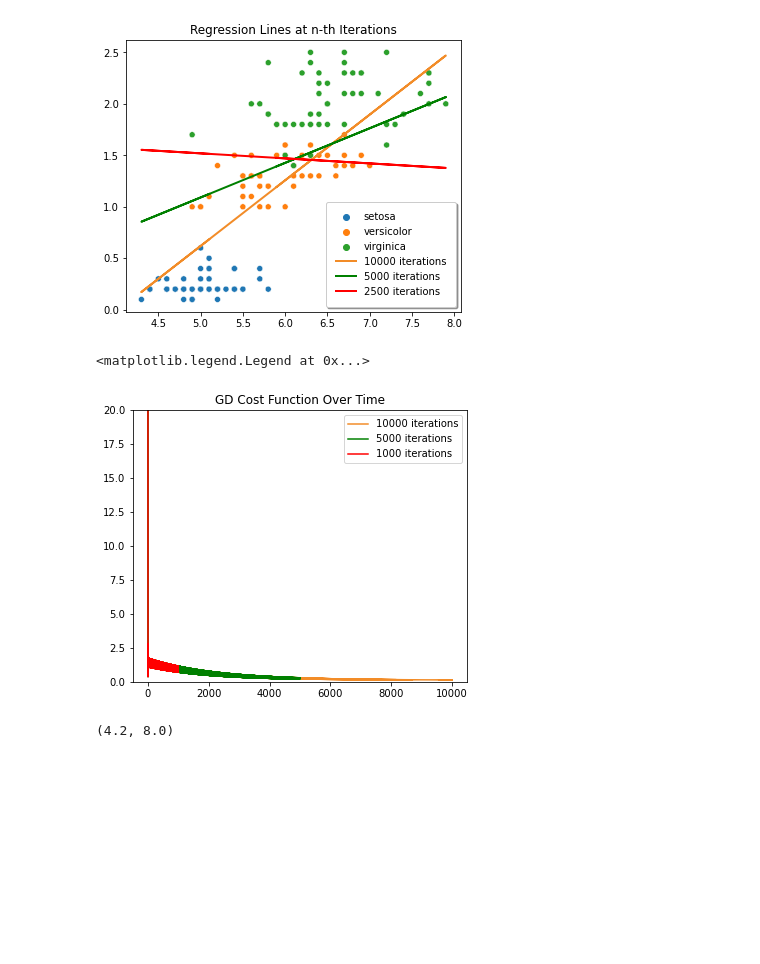
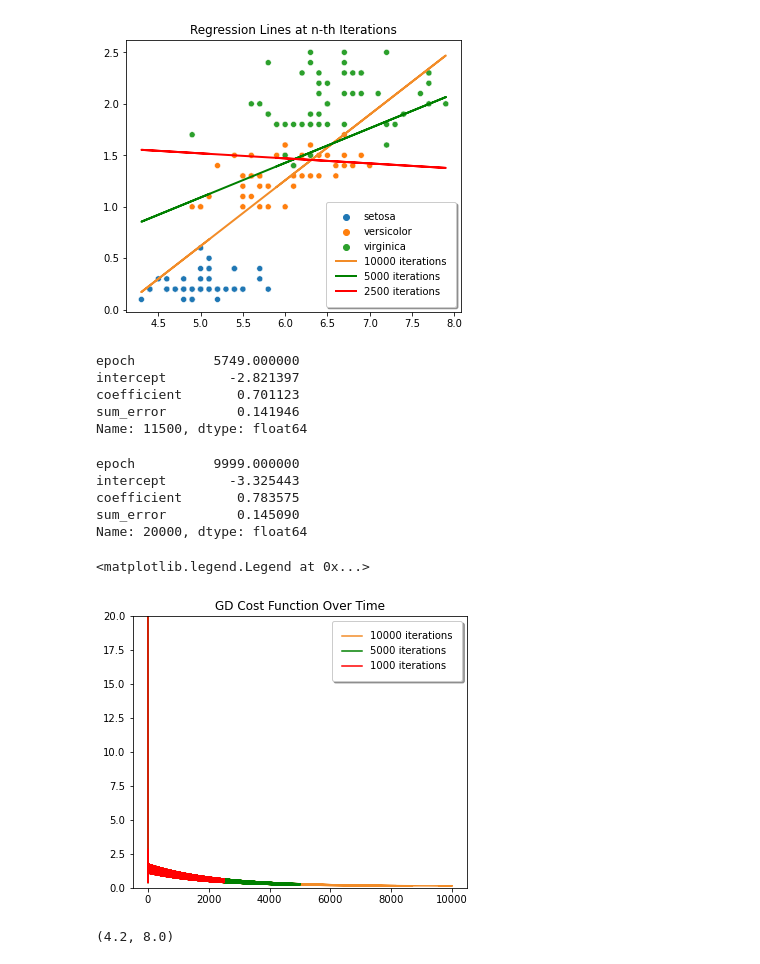
Before and after one commit to bsraya/optimization-algorithms, a Jupyter notebook: mbgd.ipynb, the cells around one changed output. Drawn from its saved outputs; the diff is of its cells as text; code cells hidden in the pictures; blank space fills up the shorter version.

```diff
--- a/mbgd.ipynb
+++ b/mbgd.ipynb
@@ -102,24 +102,40 @@ plt.legend(fancybox=True, framealpha=1, shadow=True, borderpad=1)
 # %% [output]
 <matplotlib.legend.Legend at 0x...>
 [figure]
+# %%
+print(mbgd_loss.iloc[11500])
+# %% [output]
+epoch          5749.000000
+intercept        -2.821397
+coefficient       0.701123
+sum_error         0.141946
+Name: 11500, dtype: float64
+# %%
+print(mbgd_loss.iloc[-1])
+# %% [output]
+epoch          9999.000000
+intercept        -3.325443
+coefficient       0.783575
+sum_error         0.145090
+Name: 20000, dtype: float64
 # %%
 plt.figure(figsize=(6,5))
 
-plt.plot(np.arange(0, 10000), mbgd_loss['sum_error'][:10000], color = '#f28c28', label = '10000 iterations')
+plt.plot(np.arange(0, maxx), mbgd_loss['sum_error'][:maxx], color = '#f28c28', label = '10000 iterations')
 # plt.fill_between(np.arange(0, 10000), mbgd_loss['sum_error'][:10000], step="pre", alpha = 0.5, color = '#f28c28')
 
-plt.plot(np.arange(0, 5000), mbgd_loss['sum_error'][:5000], color = 'green', label = '5000 iterations')
+plt.plot(np.arange(0, half), mbgd_loss['sum_error'][:half], color = 'green', label = '5000 iterations')
 # plt.fill_between(np.arange(0, 5000), mbgd_loss['sum_error'][:5000], step="pre", alpha = 0.5, color = 'green')
 
-plt.plot(np.arange(0, 1000), mbgd_loss['sum_error'][:1000], color = 'red', label = '1000 iterations')
+plt.plot(np.arange(0, quarter), mbgd_loss['sum_error'][:quarter], color = 'red', label = '1000 iterations')
 # plt.fill_between(np.arange(0, 1000), mbgd_loss['sum_error'][:1000], step="pre", alpha = 0.5, color = 'red')
 
 plt.title(f'GD Cost Function Over Time')
 plt.ylim(0, 20)
-plt.legend()
+plt.legend(fancybox=True, framealpha=1, shadow=True, borderpad=1)
 # %% [output]
 <matplotlib.legend.Legend at 0x...>
-[figure, old version]
+[figure, new version]
 # %%
 plt.figure(figsize=(10,5))
 
```
Also changed, not shown: parts of 3 cells of this notebook, 2 other files.
